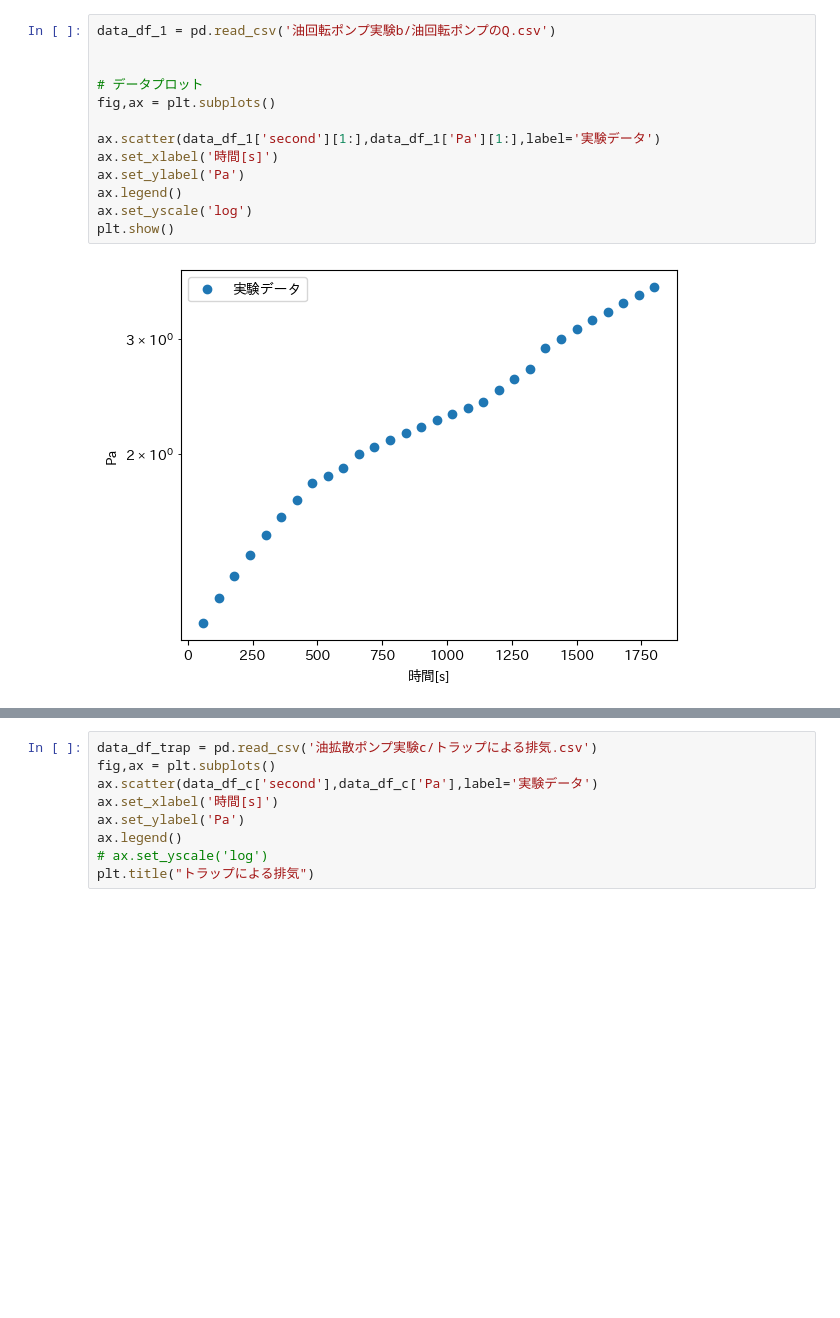
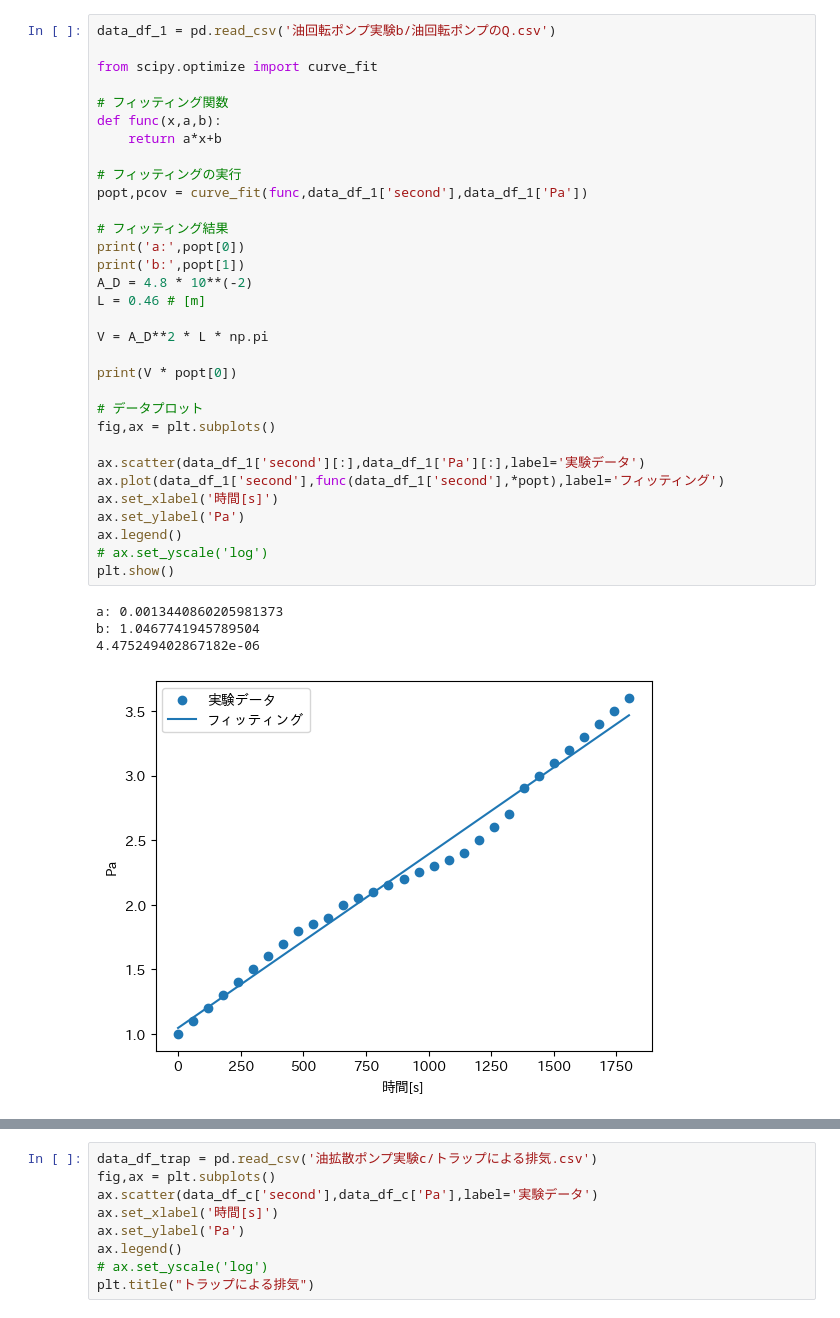
Before and after one commit to vyuma/physic_ex_repo, a Jupyter notebook: 細いパイプの挿入/data_process.ipynb, the cells around one changed output, grey strips where cells are left out. Saved outputs shown, nothing was run; the diff lists cells and outputs as text; blank space fills up the shorter version.

```diff
--- a/細いパイプの挿入/data_process.ipynb
+++ b/細いパイプの挿入/data_process.ipynb
@@ -22,15 +22,37 @@ plt.show()
 # %%
 data_df_1 = pd.read_csv('油回転ポンプ実験b/油回転ポンプのQ.csv')
 
+from scipy.optimize import curve_fit
+
+# フィッティング関数
+def func(x,a,b):
+    return a*x+b
+
+# フィッティングの実行
+popt,pcov = curve_fit(func,data_df_1['second'],data_df_1['Pa'])
+
+# フィッティング結果
+print('a:',popt[0])
+print('b:',popt[1])
+A_D = 4.8 * 10**(-2)
+L = 0.46 # [m]
+
+V = A_D**2 * L * np.pi
+
+print(V * popt[0])
 
 # データプロット
 fig,ax = plt.subplots()
 
-ax.scatter(data_df_1['second'][1:],data_df_1['Pa'][1:],label='実験データ')
+ax.scatter(data_df_1['second'][:],data_df_1['Pa'][:],label='実験データ')
+ax.plot(data_df_1['second'],func(data_df_1['second'],*popt),label='フィッティング')
 ax.set_xlabel('時間[s]')
 ax.set_ylabel('Pa')
 ax.legend()
-ax.set_yscale('log')
+# ax.set_yscale('log')
 plt.show()
 # %% [output]
+a: 0.0013440860205981373
+b: 1.0467741945789504
+4.475249402867182e-06
-[figure, old version]
+[figure, new version]
```
Also changed, not shown: parts of 4 cells of this notebook, 4 other files.
